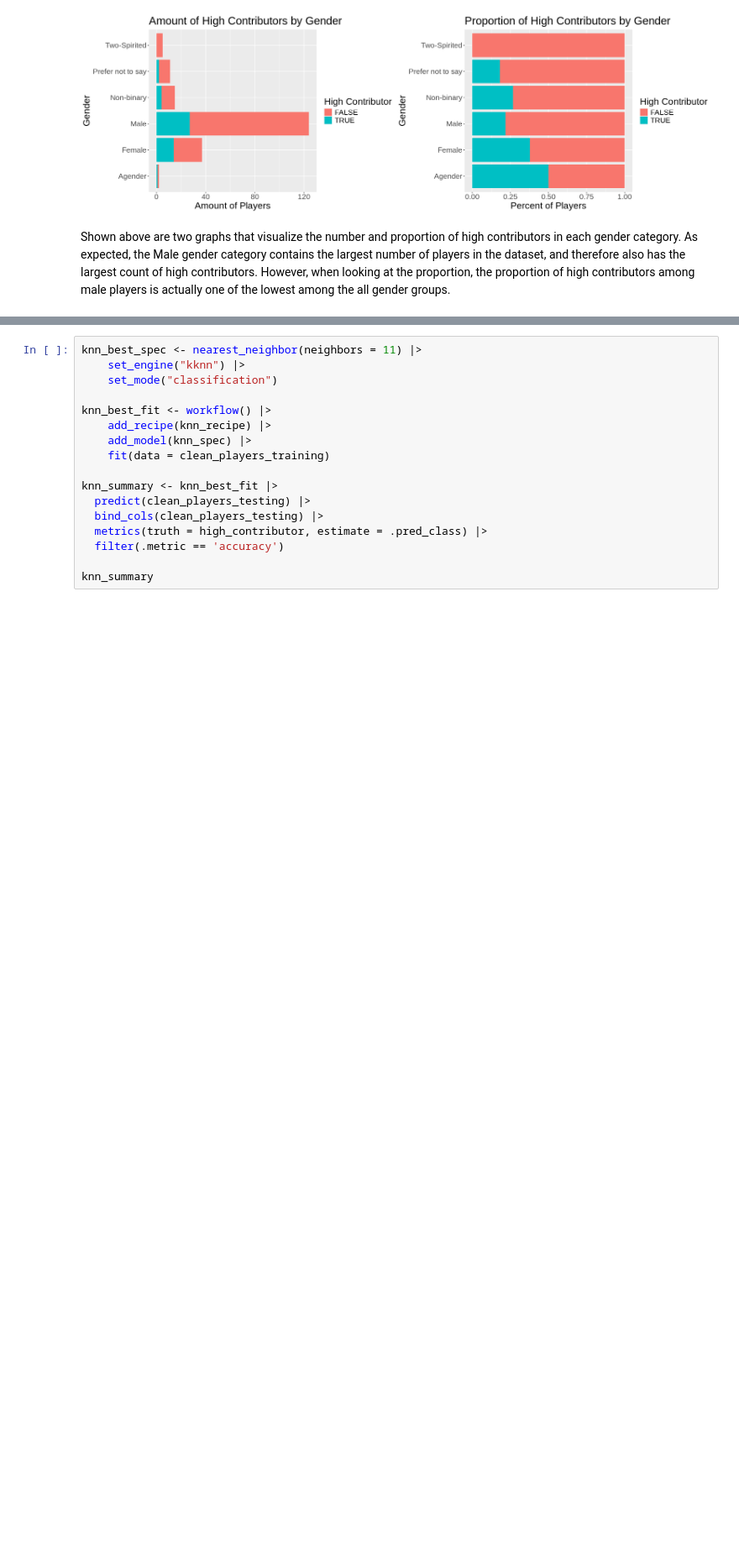
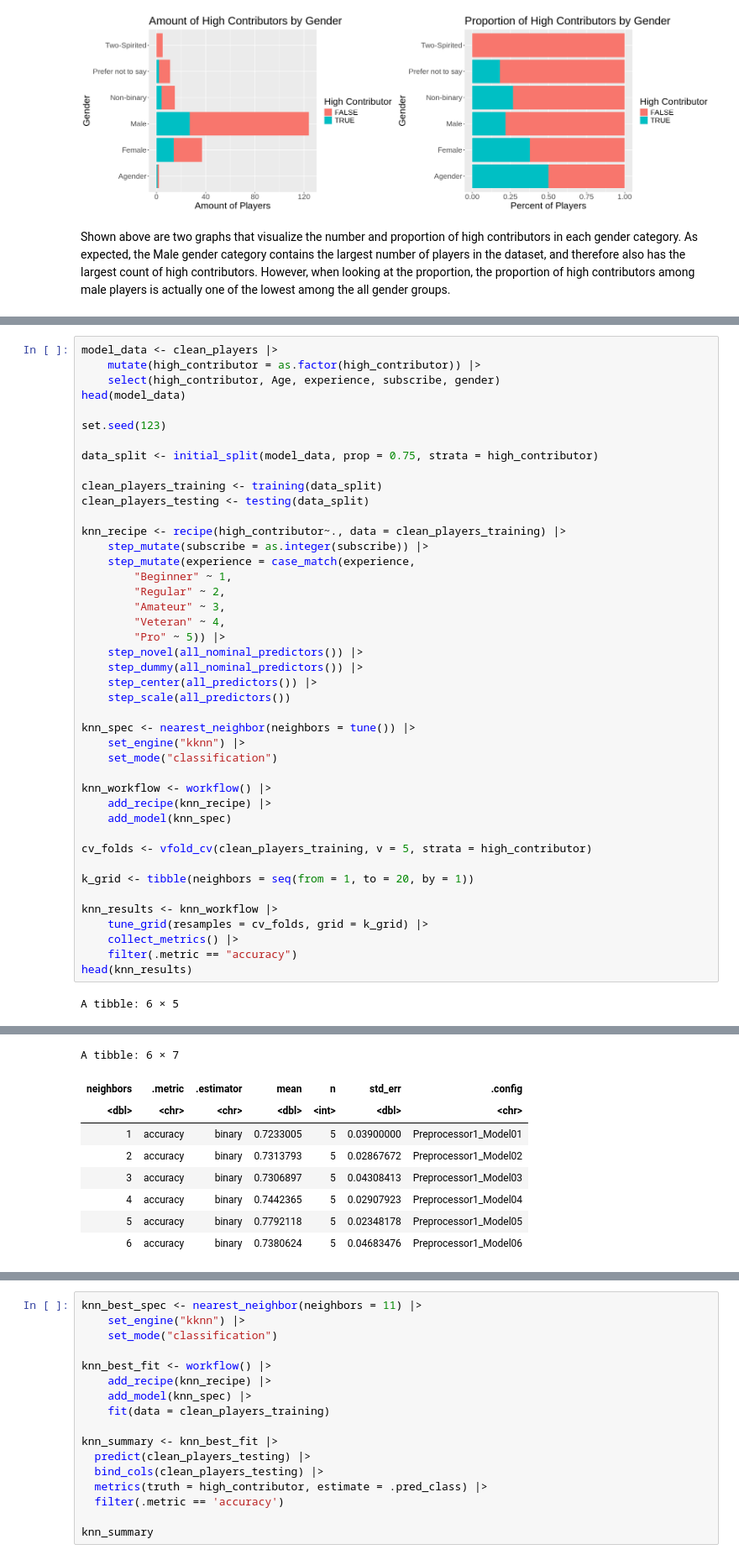
Before and after one commit to Modas101/dsci-100-project-final, a Jupyter notebook: final-Copy2.ipynb, the cells around one changed output, grey strips where cells are left out. Shown at 84% size. Drawn from its saved outputs; the diff is of its cells as text; blank space fills up the shorter version.

```diff
--- a/final-Copy2.ipynb
+++ b/final-Copy2.ipynb
@@ -276,0 +216,45 @@ There were issues with some computations   A: x5
+# %%
+model_data <- clean_players |>
+    mutate(high_contributor = as.factor(high_contributor)) |>
+    select(high_contributor, Age, experience, subscribe, gender)
+head(model_data)
+
+set.seed(123)
+
+data_split <- initial_split(model_data, prop = 0.75, strata = high_contributor)
+
+clean_players_training <- training(data_split)
+clean_players_testing <- testing(data_split)
+
+knn_recipe <- recipe(high_contributor~., data = clean_players_training) |>
+    step_mutate(subscribe = as.integer(subscribe)) |>
+    step_mutate(experience = case_match(experience,
+        "Beginner" ~ 1,
+        "Regular" ~ 2,
+        "Amateur" ~ 3,
+        "Veteran" ~ 4,
+        "Pro" ~ 5)) |>
+    step_novel(all_nominal_predictors()) |>
+    step_dummy(all_nominal_predictors()) |>
+    step_center(all_predictors()) |>
+    step_scale(all_predictors())
+
+knn_spec <- nearest_neighbor(neighbors = tune()) |>
+    set_engine("kknn") |>
+    set_mode("classification")
+
+knn_workflow <- workflow() |>
+    add_recipe(knn_recipe) |>
+    add_model(knn_spec)
+
+cv_folds <- vfold_cv(clean_players_training, v = 5, strata = high_contributor)
+
+k_grid <- tibble(neighbors = seq(from = 1, to = 20, by = 1))
+
+knn_results <- knn_workflow |>
+    tune_grid(resamples = cv_folds, grid = k_grid) |>
+    collect_metrics() |>
+    filter(.metric == "accuracy")
+head(knn_results)
+# %% [output]
+A tibble: 6 × 5
@@ -276,0 +279,9 @@ There were issues with some computations   A: x5
+A tibble: 6 × 7
+| neighbors | .metric | .estimator | mean | n | std_err | .config |
+| <dbl> | <chr> | <chr> | <dbl> | <int> | <dbl> | <chr> |
+| 1 | accuracy | binary | 0.7233005 | 5 | 0.03900000 | Preprocessor1_Model01 |
+| 2 | accuracy | binary | 0.7313793 | 5 | 0.02867672 | Preprocessor1_Model02 |
+| 3 | accuracy | binary | 0.7306897 | 5 | 0.04308413 | Preprocessor1_Model03 |
+| 4 | accuracy | binary | 0.7442365 | 5 | 0.02907923 | Preprocessor1_Model04 |
+| 5 | accuracy | binary | 0.7792118 | 5 | 0.02348178 | Preprocessor1_Model05 |
+| 6 | accuracy | binary | 0.7380624 | 5 | 0.04683476 | Preprocessor1_Model06 |
```
Also changed, not shown: parts of 14 cells of this notebook.
